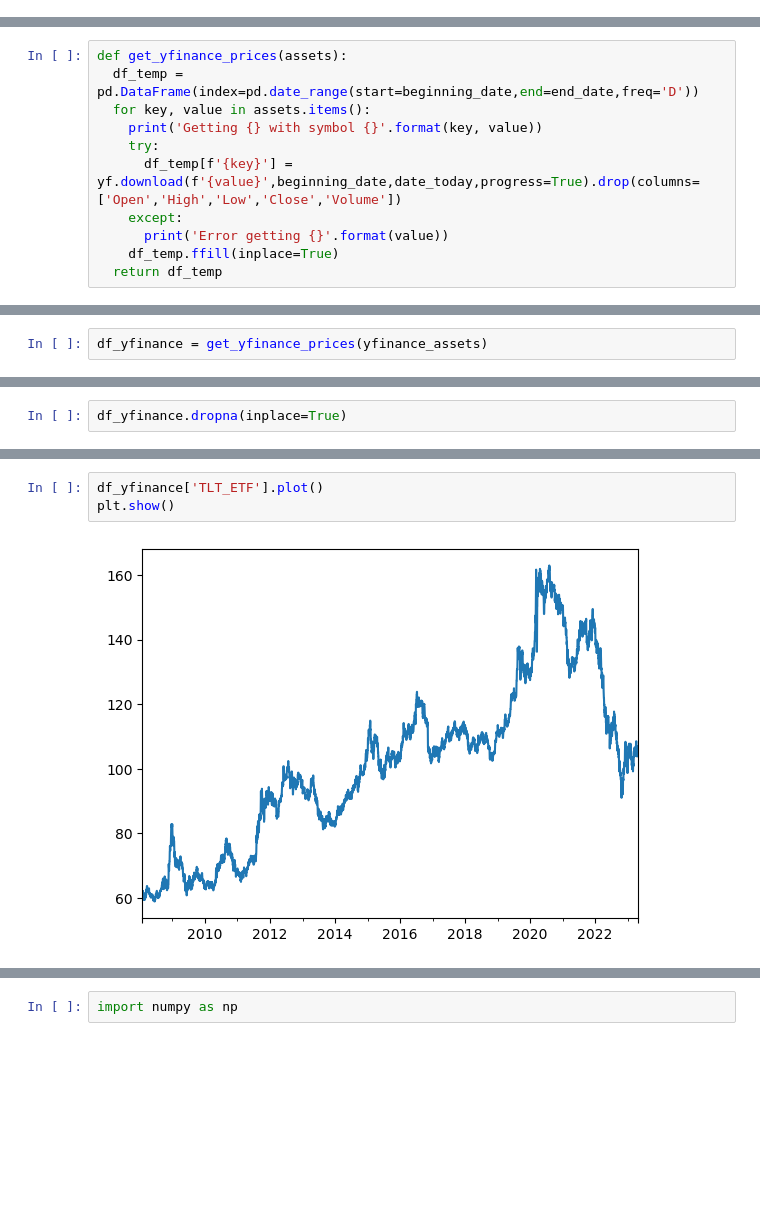
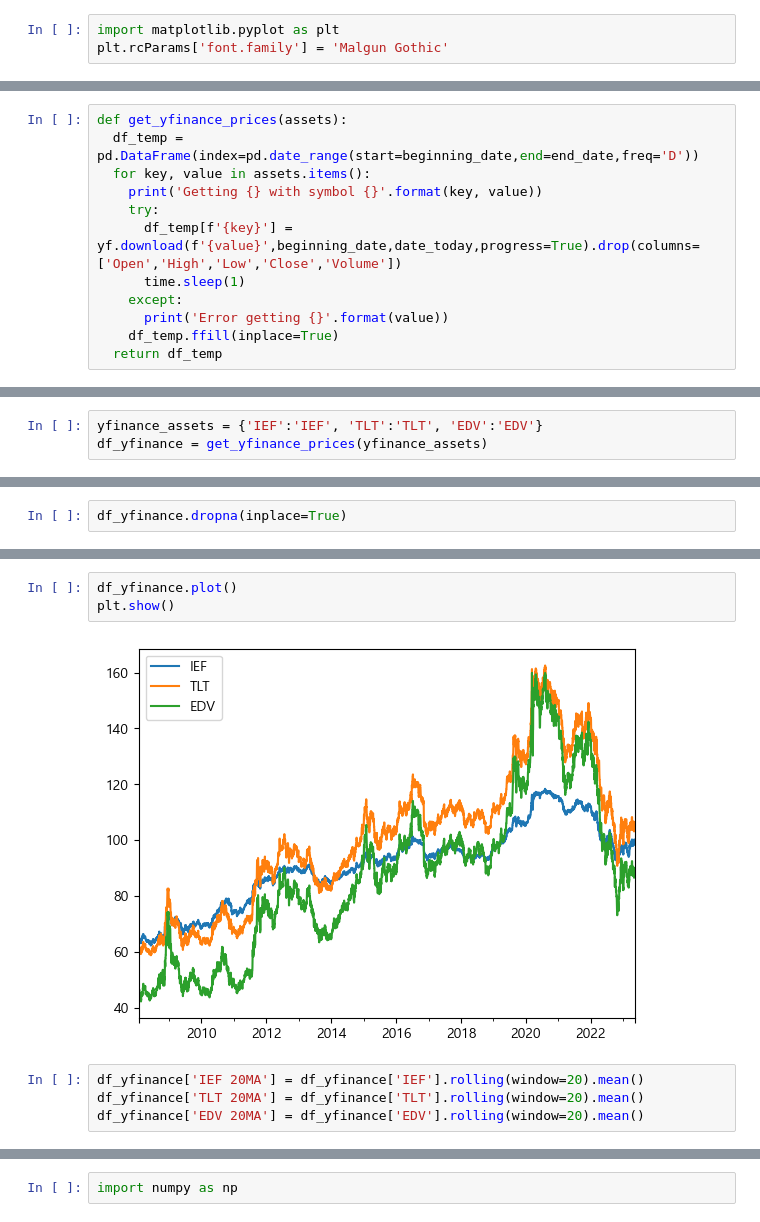
Before and after one commit to shawsk0723/dividend-investment, a Jupyter notebook: etc/bond_interest_rate_analyzer.ipynb, the cells around one changed output, grey strips where cells are left out. Cells and saved outputs as stored; diff of their text form; blank space fills up the shorter version.

```diff
--- a/etc/bond_interest_rate_analyzer.ipynb
+++ b/etc/bond_interest_rate_analyzer.ipynb
@@ -29,6 +29,9 @@ import sys
 import matplotlib.pyplot as plt
 from datetime import datetime, timedelta
 import os
+# %%
+import matplotlib.pyplot as plt
+plt.rcParams['font.family'] = 'Malgun Gothic'
 # %%
 def get_fred_prices(assets):
   df_temp = pd.DataFrame(index=pd.date_range(start=beginning_date,end=end_date,freq='D'))
@@ -47,6 +51,7 @@ def get_yfinance_prices(assets):
     print('Getting {} with symbol {}'.format(key, value))
     try:
       df_temp[f'{key}'] = yf.download(f'{value}',beginning_date,date_today,progress=True).drop(columns=['Open','High','Low','Close','Volume'])
+      time.sleep(1)
     except:
       print('Error getting {}'.format(value))
     df_temp.ffill(inplace=True)
@@ -87,3 +154,4 @@ yfinance_assets = {'TLT_ETF':'TLT', 'EDV_ETF':'EDV'}
 # %%
+yfinance_assets = {'IEF':'IEF', 'TLT':'TLT', 'EDV':'EDV'}
 df_yfinance = get_yfinance_prices(yfinance_assets)
 # %% [output]
@@ -96,5 +203,9 @@ df_yfinance.dropna(inplace=True)
 # %%
-df_yfinance['TLT_ETF'].plot()
+df_yfinance.plot()
 plt.show()
 # %% [output]
-[figure, old version]
+[figure, new version]
+# %%
+df_yfinance['IEF 20MA'] = df_yfinance['IEF'].rolling(window=20).mean()
+df_yfinance['TLT 20MA'] = df_yfinance['TLT'].rolling(window=20).mean()
+df_yfinance['EDV 20MA'] = df_yfinance['EDV'].rolling(window=20).mean()
```
Also changed, not shown: parts of 22 cells of this notebook.
